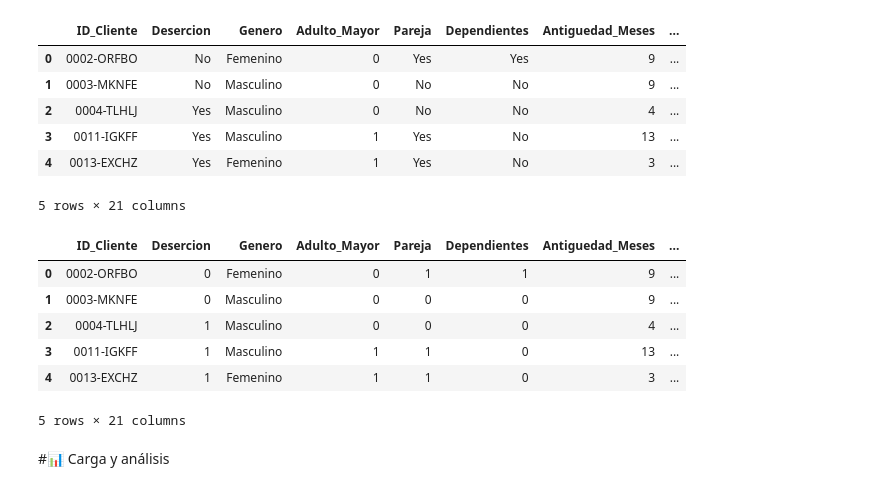
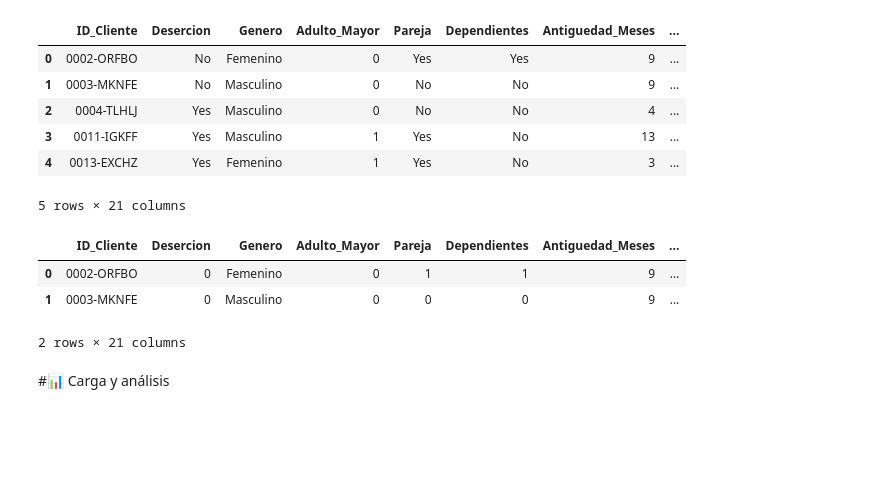
Before and after one commit to EddersonPR/challenge-telecom-x, a Jupyter notebook: TelecomX_LATAM.ipynb, the cells around one changed output. Saved outputs shown, nothing was run; the diff lists cells and outputs as text; code cells hidden in the pictures; blank space fills up the shorter version.

```diff
--- a/TelecomX_LATAM.ipynb
+++ b/TelecomX_LATAM.ipynb
@@ -326,21 +326,24 @@ df.head()
 # %%
 map_binario = {'No': 0, 'Si': 1, 'Yes': 1}
 
 cols_binarias = [
     'Pareja', 'Desercion', 'Dependientes',
     'Servicio_Telefono', 'Facturacion_Sin_Papel'
 ]
 
-df[cols_binarias] = df[cols_binarias].replace(map_binario)
-df.head()
+df[cols_binarias] = (
+    df[cols_binarias]
+        .replace(map_binario)
+        .infer_objects(copy=False)
+        .astype('Int64')
+)
+
+df.head(2)
 # %% [output]
 |  | ID_Cliente | Desercion | Genero | Adulto_Mayor | Pareja | Dependientes | Antiguedad_Meses | ... |
 | 0 | 0002-ORFBO | 0 | Femenino | 0 | 1 | 1 | 9 | ... |
 | 1 | 0003-MKNFE | 0 | Masculino | 0 | 0 | 0 | 9 | ... |
-| 2 | 0004-TLHLJ | 1 | Masculino | 0 | 0 | 0 | 4 | ... |
-| 3 | 0011-IGKFF | 1 | Masculino | 1 | 1 | 0 | 13 | ... |
-| 4 | 0013-EXCHZ | 1 | Femenino | 1 | 1 | 0 | 3 | ... |
-5 rows × 21 columns
+2 rows × 21 columns
 # %% [markdown]
 #📊 Carga y análisis
 # %% [markdown]
```
Also changed, not shown: parts of 17 cells of this notebook.
